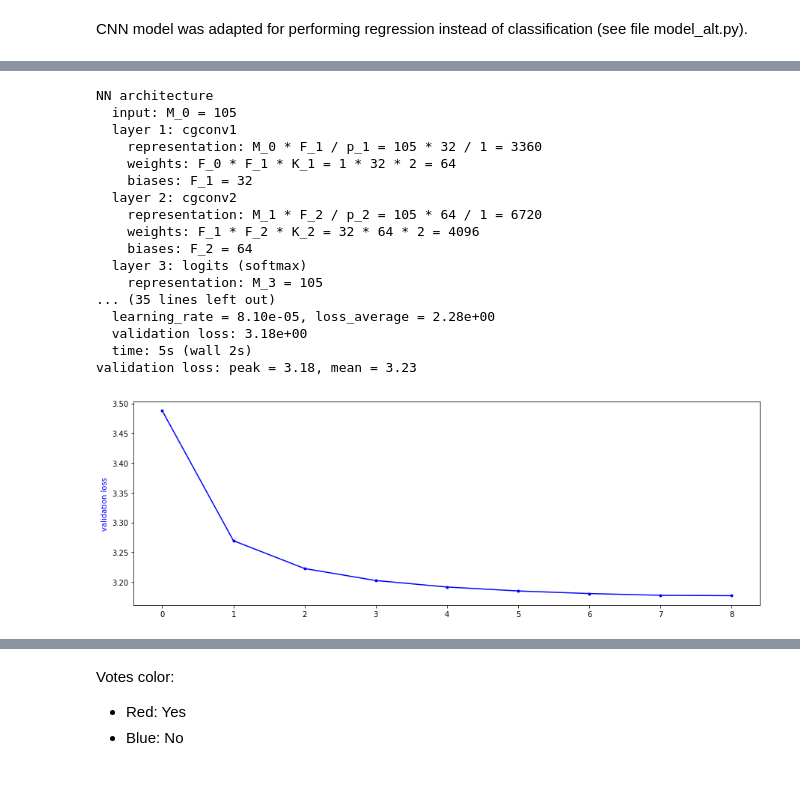
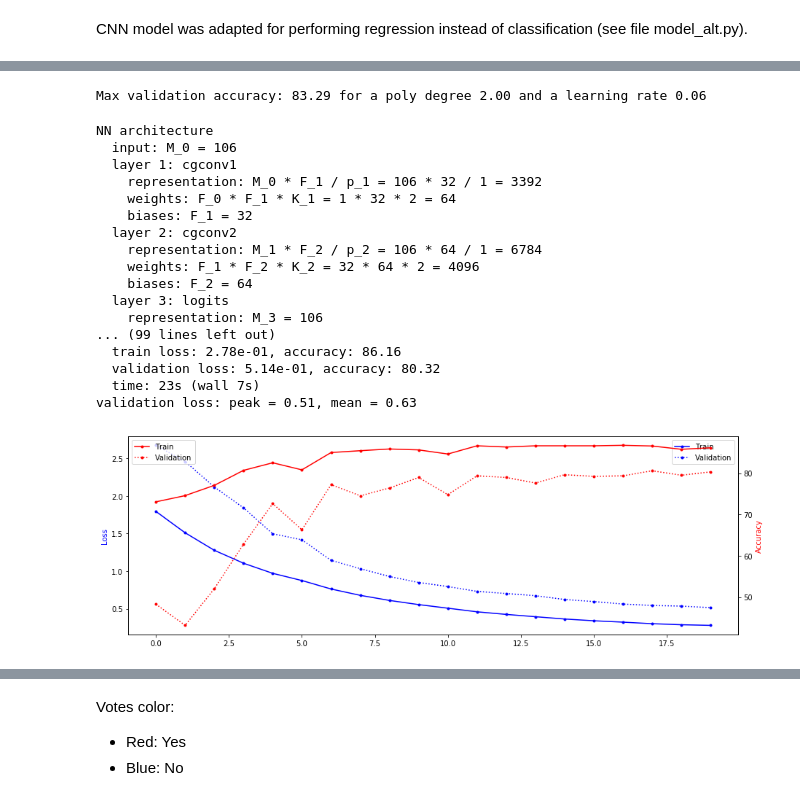
Before and after one commit to roman-bachmann/US-Senators, a Jupyter notebook: notebooks/cnn-congress-115-cosponsors.ipynb, the cells around one changed output, grey strips where cells are left out. Cells and saved outputs as stored; diff of their text form; code cells hidden in the pictures.

```diff
--- a/notebooks/cnn-congress-115-cosponsors.ipynb
+++ b/notebooks/cnn-congress-115-cosponsors.ipynb
@@ -138,5 +128,5 @@ y_test = Y[perm_idx[n_train+n_val:]]
 # %%
-dist, idx = graph.distance_scipy_spatial(votes_matrix.T, k=40, metric='euclidean')
+dist, idx = graph.distance_scipy_spatial(votes_matrix.T, k=20, metric='euclidean')
 A = graph.adjacency(dist, idx).astype(np.float32)
 # %%
 print('d = |V| = {}, k|V| < |E| = {}'.format(d, A.nnz))
@@ -148,2 +150,2 @@ d = |V| = 105, k|V| < |E| = 5012
 # %%
-L = [graph.laplacian(A, normalized=True) for z in range(2)]
+L = [graph.laplacian(A, normalized=True) for A in graphs]
@@ -168,9 +156,9 @@ CNN model was adapted for performing regression instead of classification (see f
 # %%
 params = dict()
 params['dir_name']       = 'demo'
-params['num_epochs']     = 50
-params['batch_size']     = 10 # changed
-params['eval_frequency'] = 20 # changed
+params['num_epochs']     = 200
+params['batch_size']     = 10
+params['eval_frequency'] = 40
 
 # Building blocks.
 params['filter']         = 'chebyshev5'
@@ -178,18 +166,18 @@ params['brelu']          = 'b1relu'
 params['pool']           = 'apool1'
 
 # Number of classes.
-C = A.shape[0]
+C = L[0].shape[0]
 
 # Architecture.
 params['F']              = [32, 64]  # Number of graph convolutional filters.
-params['K']              = [2, 2]  # Polynomial orders.
-params['p']              = [1, 1]    # Pooling sizes.
+params['p']              = [1, 1]
 params['M']              = [C]  # Output dimensionality of fully connected layers.
+params['K']              = [4, 4]
 
 # Optimization.
 params['regularization'] = 5e-4
-params['dropout']        = .7 # changed
-params['learning_rate']  = 1e-3
+params['dropout']        = 1
+params['learning_rate']  = .1
 params['decay_rate']     = 0.95
-params['momentum']       = 0.9
+params['momentum']       = 0
 params['decay_steps']    = n_train / params['batch_size']
@@ -196,32 +201,43 @@ params['decay_steps']    = n_train / params['batch_size']
+# %%
+print('Max validation accuracy: {:.2f} for a poly degree {:.2f} and a learning rate {:.2f}'.format(val_acc_array[ind_max], poly_vec[ind_max[0]], l_rate_vec[ind_max[0]]))
+# %% [output]
+Max validation accuracy: 83.29 for a poly degree 2.00 and a learning rate 0.06
 # %%
+params['K'] = [2, 2]
+params['learning_rate']  = 0.06
 model = models_alt.cgcnn(L, **params)
-loss_train, loss_val, t_step = model.fit(X_train, y_train, X_val, y_val)
+loss_train, loss_val, train_accs, val_accs, t_step = model.fit(X_train_, y_train_, X_val_, y_val_, True)
 # %% [output]
 NN architecture
-  input: M_0 = 105
+  input: M_0 = 106
   layer 1: cgconv1
-    representation: M_0 * F_1 / p_1 = 105 * 32 / 1 = 3360
+    representation: M_0 * F_1 / p_1 = 106 * 32 / 1 = 3392
     weights: F_0 * F_1 * K_1 = 1 * 32 * 2 = 64
     biases: F_1 = 32
   layer 2: cgconv2
-    representation: M_1 * F_2 / p_2 = 105 * 64 / 1 = 6720
+    representation: M_1 * F_2 / p_2 = 106 * 64 / 1 = 6784
     weights: F_1 * F_2 * K_2 = 32 * 64 * 2 = 4096
     biases: F_2 = 64
-  layer 3: logits (softmax)
-    representation: M_3 = 105
-... (35 lines left out)
-  learning_rate = 8.10e-05, loss_average = 2.28e+00
-  validation loss: 3.18e+00
-  time: 5s (wall 2s)
-validation loss: peak = 3.18, mean = 3.23
+  layer 3: logits
+    representation: M_3 = 106
+... (99 lines left out)
+  train loss: 2.78e-01, accuracy: 86.16
+  validation loss: 5.14e-01, accuracy: 80.32
+  time: 23s (wall 7s)
+validation loss: peak = 0.51, mean = 0.63
 # %%
 fig, ax1 = plt.subplots(figsize=(15, 5))
-ax1.plot(loss_val, 'b.-')
-ax1.set_ylabel('validation loss', color='b')
-# ax2 = ax1.twinx()
-# ax2.plot(loss_train, 'g.-')
-# ax2.set_ylabel('training loss', color='g')
+ax1.plot(loss_train, 'b.-')
+ax1.set_ylabel('Loss', color='b')
+ax1.plot(loss_val, 'b.:')
+ax1.legend(['Train', 'Validation'])
+ax2 = ax1.twinx()
+ax2.plot(train_accs, 'r.-')
+ax2.set_ylabel('Accuracy', color='r')
+ax2.plot(val_accs, 'r.:')
+ax2.legend(['Train', 'Validation'])
+
 plt.show()
 # %% [output]
-[figure, old version]
+[figure, new version]
 # %%
```
Also changed, not shown: parts of 51 cells of this notebook, 6 other files.
